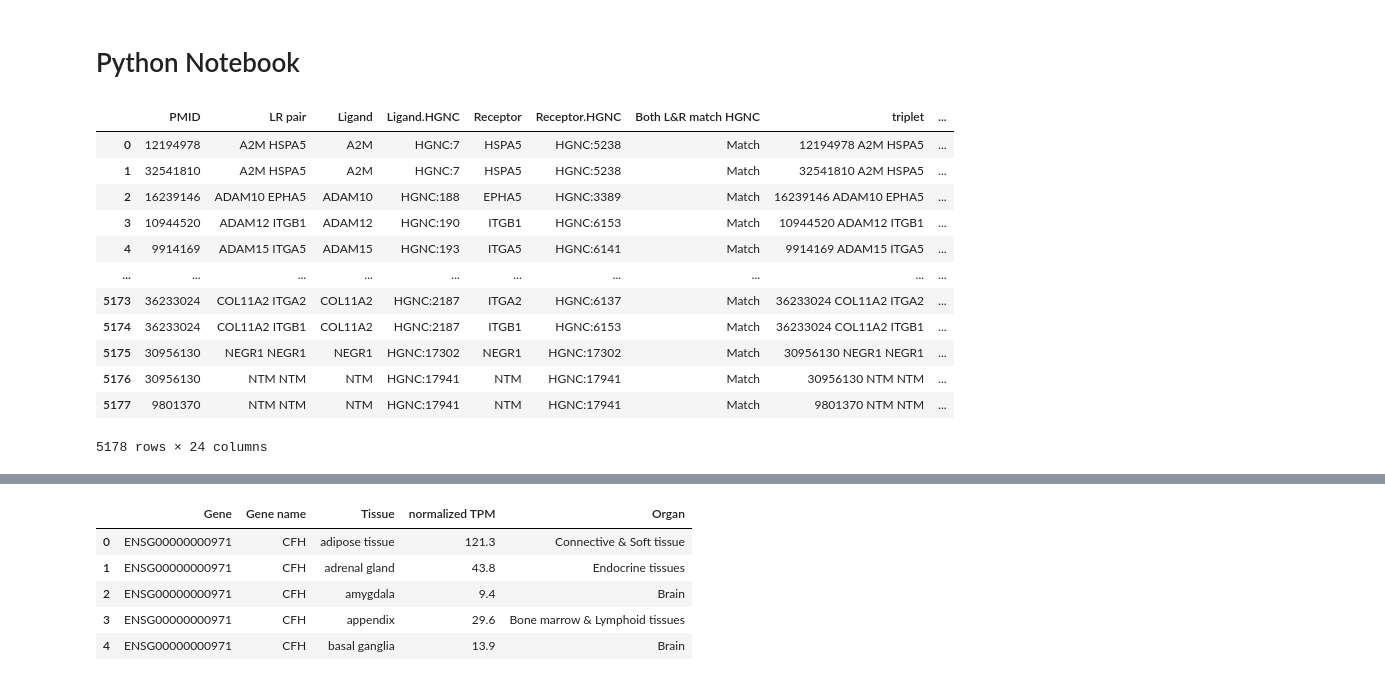
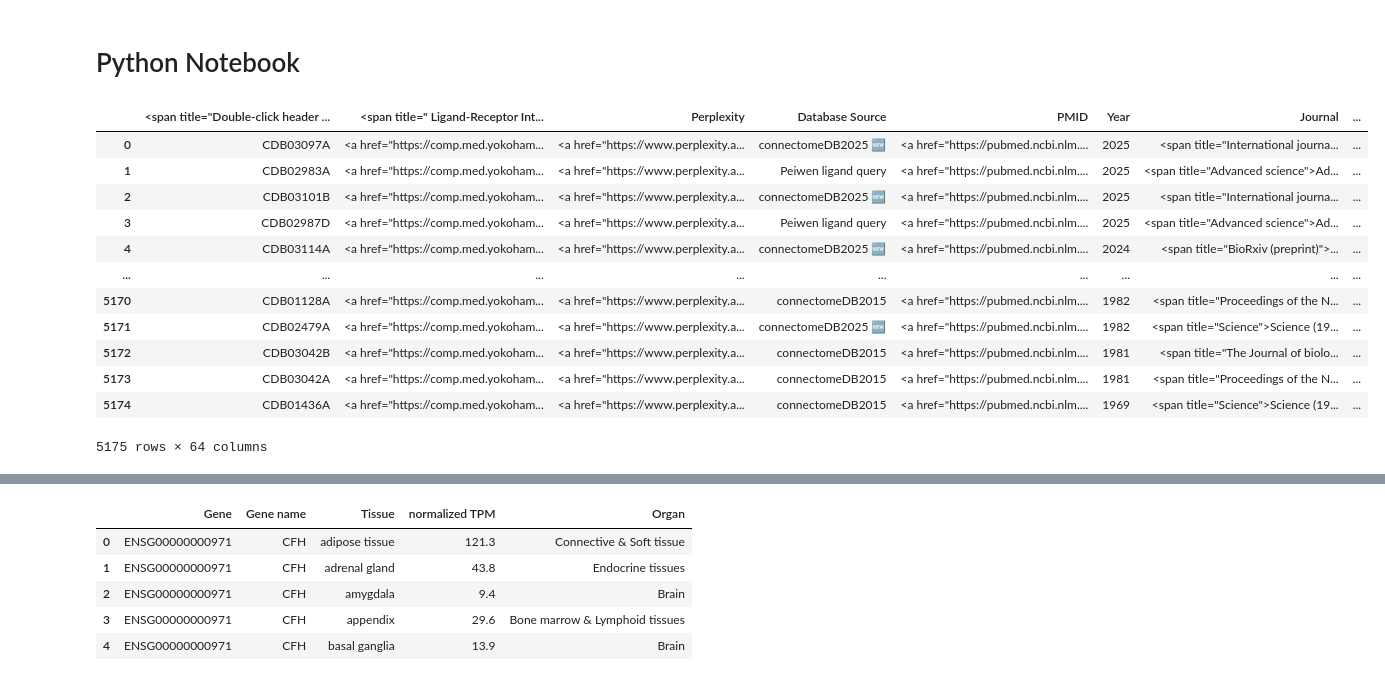
Before and after one commit to bioinfo-YCU/ConnectomeDB, a Jupyter notebook: Python_test.ipynb, the cells around one changed output, grey strips where cells are left out. Drawn from its saved outputs; the diff is of its cells as text; code cells hidden in the pictures.

```diff
--- a/Python_test.ipynb
+++ b/Python_test.ipynb
@@ -76,16 +114,18 @@ gene_pair = fetchGSheet.gene_pair.dropna(subset=['LR pair'])
+# %%
+gene_pair_trip
+# %% [output]
+|  | <span title="Double-click header ... | <span title=" Ligand-Receptor Int... | Perplexity | Database Source | PMID | Year | Journal | ... |
+| 0 | CDB03097A | <a href="https://comp.med.yokoham... | <a href="https://www.perplexity.a... | connectomeDB2025 🆕 | <a href="https://pubmed.ncbi.nlm.... | 2025 | <span title="International journa... | ... |
+| 1 | CDB02983A | <a href="https://comp.med.yokoham... | <a href="https://www.perplexity.a... | Peiwen ligand query | <a href="https://pubmed.ncbi.nlm.... | 2025 | <span title="Advanced science">Ad... | ... |
+| 2 | CDB03101B | <a href="https://comp.med.yokoham... | <a href="https://www.perplexity.a... | connectomeDB2025 🆕 | <a href="https://pubmed.ncbi.nlm.... | 2025 | <span title="International journa... | ... |
+| 3 | CDB02987D | <a href="https://comp.med.yokoham... | <a href="https://www.perplexity.a... | Peiwen ligand query | <a href="https://pubmed.ncbi.nlm.... | 2025 | <span title="Advanced science">Ad... | ... |
+| 4 | CDB03114A | <a href="https://comp.med.yokoham... | <a href="https://www.perplexity.a... | connectomeDB2025 🆕 | <a href="https://pubmed.ncbi.nlm.... | 2024 | <span title="BioRxiv (preprint)">... | ... |
+| ... | ... | ... | ... | ... | ... | ... | ... | ... |
+| 5170 | CDB01128A | <a href="https://comp.med.yokoham... | <a href="https://www.perplexity.a... | connectomeDB2015 | <a href="https://pubmed.ncbi.nlm.... | 1982 | <span title="Proceedings of the N... | ... |
+| 5171 | CDB02479A | <a href="https://comp.med.yokoham... | <a href="https://www.perplexity.a... | connectomeDB2025 🆕 | <a href="https://pubmed.ncbi.nlm.... | 1982 | <span title="Science">Science (19... | ... |
+| 5172 | CDB03042B | <a href="https://comp.med.yokoham... | <a href="https://www.perplexity.a... | connectomeDB2015 | <a href="https://pubmed.ncbi.nlm.... | 1981 | <span title="The Journal of biolo... | ... |
+| 5173 | CDB03042A | <a href="https://comp.med.yokoham... | <a href="https://www.perplexity.a... | connectomeDB2015 | <a href="https://pubmed.ncbi.nlm.... | 1981 | <span title="Proceedings of the N... | ... |
+| 5174 | CDB01436A | <a href="https://comp.med.yokoham... | <a href="https://www.perplexity.a... | connectomeDB2015 | <a href="https://pubmed.ncbi.nlm.... | 1969 | <span title="Science">Science (19... | ... |
+5175 rows × 64 columns
 # %%
-gene_pair
+gene_pair_trip = gene_pair_trip.sort_values(by='Year', ascending=True)
-# %% [output]
-|  | PMID | LR pair | Ligand | Ligand.HGNC | Receptor | Receptor.HGNC | Both L&R match HGNC | triplet | ... |
-| 0 | 12194978 | A2M HSPA5 | A2M | HGNC:7 | HSPA5 | HGNC:5238 | Match | 12194978 A2M HSPA5 | ... |
-| 1 | 32541810 | A2M HSPA5 | A2M | HGNC:7 | HSPA5 | HGNC:5238 | Match | 32541810 A2M HSPA5 | ... |
-| 2 | 16239146 | ADAM10 EPHA5 | ADAM10 | HGNC:188 | EPHA5 | HGNC:3389 | Match | 16239146 ADAM10 EPHA5 | ... |
-| 3 | 10944520 | ADAM12 ITGB1 | ADAM12 | HGNC:190 | ITGB1 | HGNC:6153 | Match | 10944520 ADAM12 ITGB1 | ... |
-| 4 | 9914169 | ADAM15 ITGA5 | ADAM15 | HGNC:193 | ITGA5 | HGNC:6141 | Match | 9914169 ADAM15 ITGA5 | ... |
-| ... | ... | ... | ... | ... | ... | ... | ... | ... | ... |
-| 5173 | 36233024 | COL11A2 ITGA2 | COL11A2 | HGNC:2187 | ITGA2 | HGNC:6137 | Match | 36233024 COL11A2 ITGA2 | ... |
-| 5174 | 36233024 | COL11A2 ITGB1 | COL11A2 | HGNC:2187 | ITGB1 | HGNC:6153 | Match | 36233024 COL11A2 ITGB1 | ... |
-| 5175 | 30956130 | NEGR1 NEGR1 | NEGR1 | HGNC:17302 | NEGR1 | HGNC:17302 | Match | 30956130 NEGR1 NEGR1 | ... |
-| 5176 | 30956130 | NTM NTM | NTM | HGNC:17941 | NTM | HGNC:17941 | Match | 30956130 NTM NTM | ... |
-| 5177 | 9801370 | NTM NTM | NTM | HGNC:17941 | NTM | HGNC:17941 | Match | 9801370 NTM NTM | ... |
-5178 rows × 24 columns
```
Also changed, not shown: parts of 5 cells of this notebook, 6 other files.
